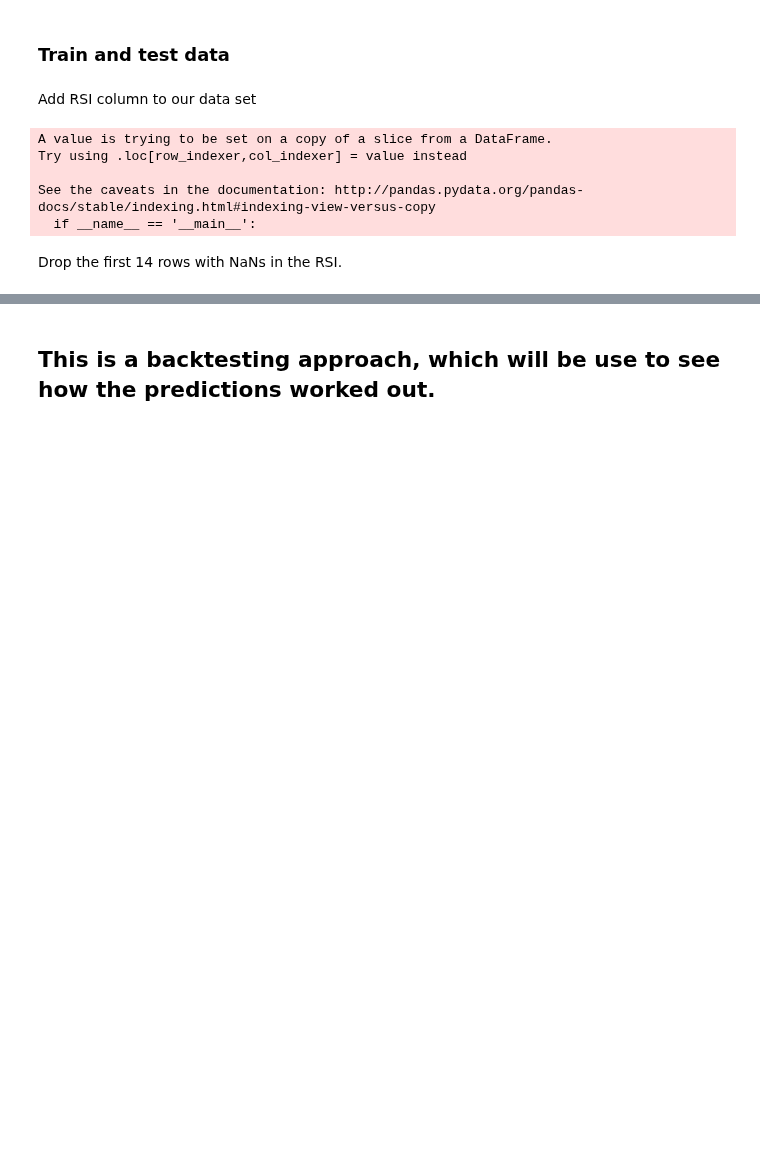
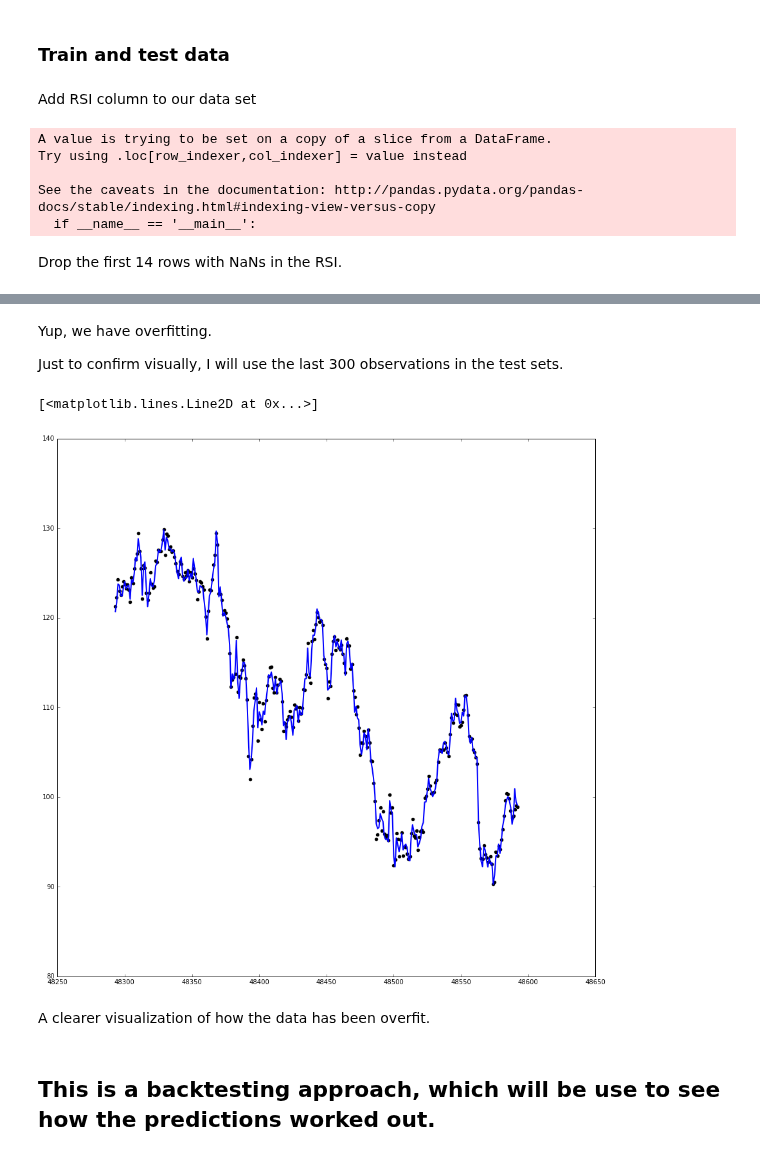
Before and after one commit to theofanislekkas/mlnd, a Jupyter notebook: rsi/RSI.ipynb, the cells around one changed output, grey strips where cells are left out. Drawn from its saved outputs; the diff is of its cells as text; code cells hidden in the pictures; blank space fills up the shorter version.

```diff
--- a/rsi/RSI.ipynb
+++ b/rsi/RSI.ipynb
@@ -208,3 +243,16 @@ pred_train = aapl_predict.iloc[:7148]
+# %% [markdown]
+Yup, we have overfitting.
+
+Just to confirm visually, I will use the last 300 observations in the test sets.
+# %%
+plt.figure(figsize=(15,15))
+plt.scatter(test.index[-300:], pred_test.iloc[-300:], color='black')
+plt.plot(test.index[-300:], predictions_aapl[-300:], color='blue', linewidth=2)
+# %% [output]
+[<matplotlib.lines.Line2D at 0x...>]
+[figure, added]
+# %% [markdown]
+A clearer visualization of how the data has been overfit.
 # %% [markdown]
 ## This is a backtesting approach, which will be use to see how the predictions worked out.
 # %%
```
Also changed, not shown: parts of 16 cells of this notebook.
